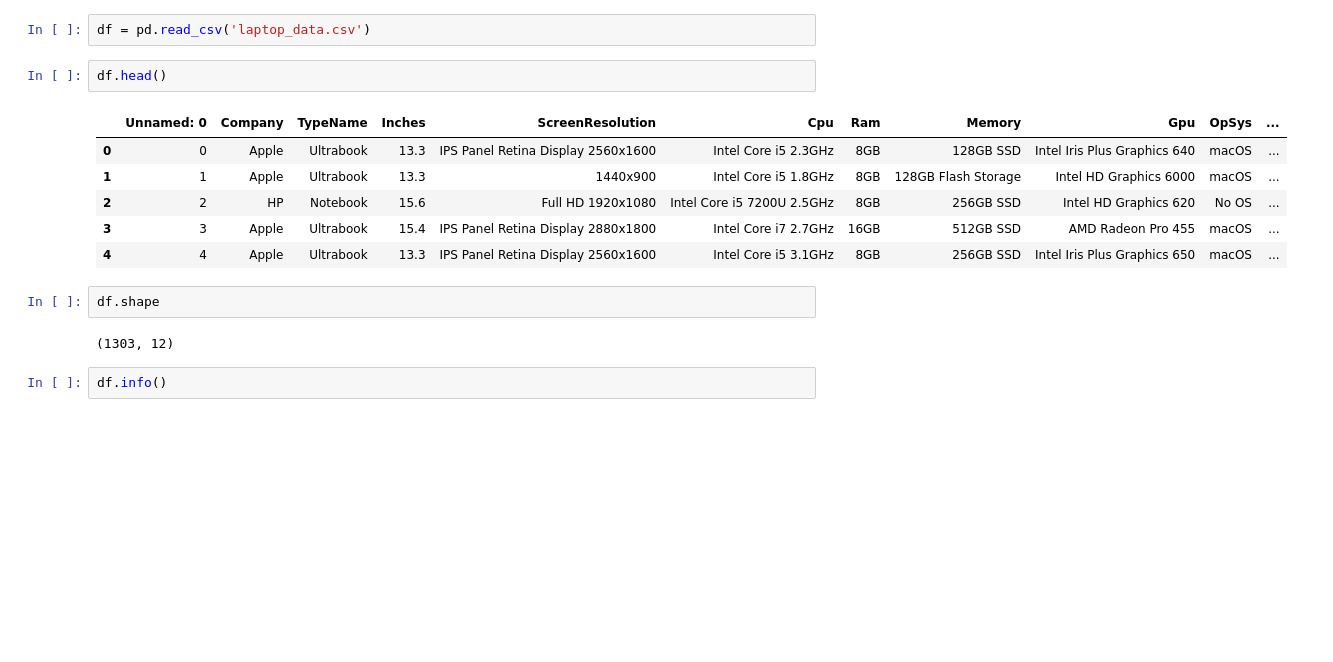
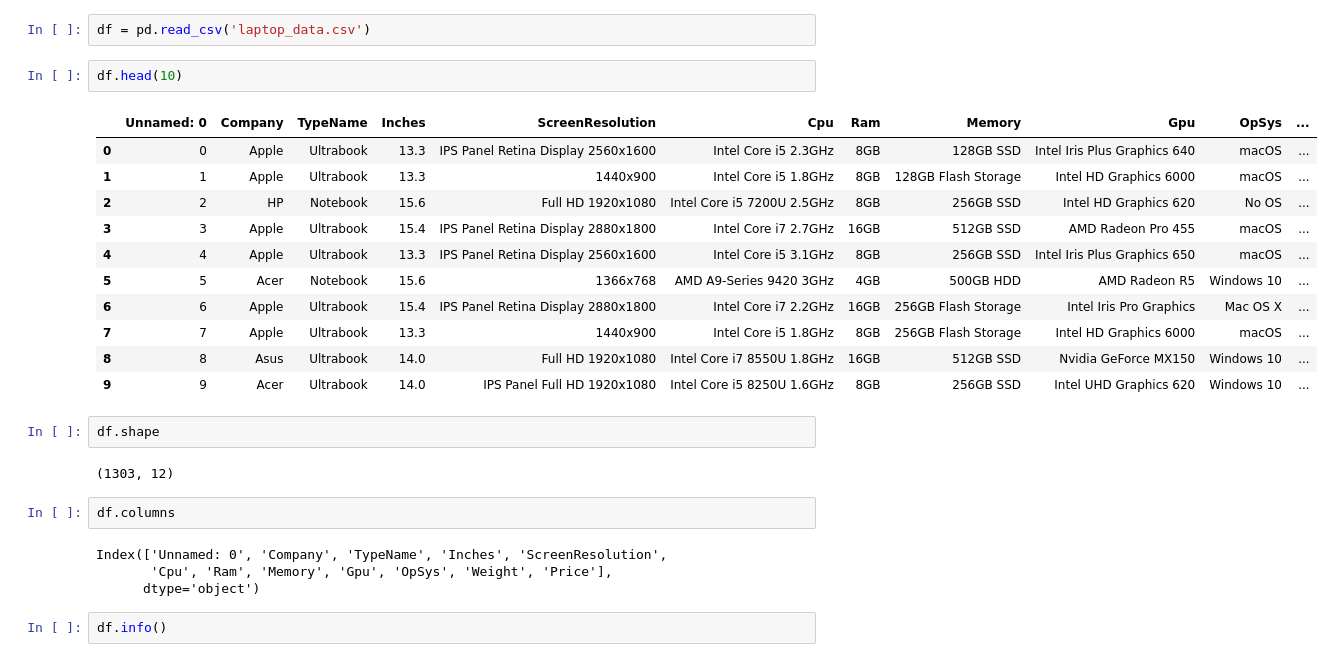
Before and after one commit to AbhikritiMoti/Laptop-Price-Estimator, a Jupyter notebook: LaptopPricePrediction.ipynb, the cells around one changed output. Saved outputs shown, nothing was run; the diff lists cells and outputs as text; blank space fills up the shorter version.

```diff
--- a/LaptopPricePrediction.ipynb
+++ b/LaptopPricePrediction.ipynb
@@ -6,18 +6,29 @@ import pandas as pd
 # %%
 df = pd.read_csv('laptop_data.csv')
 # %%
-df.head()
+df.head(10)
 # %% [output]
 |  | Unnamed: 0 | Company | TypeName | Inches | ScreenResolution | Cpu | Ram | Memory | Gpu | OpSys | ... |
 | 0 | 0 | Apple | Ultrabook | 13.3 | IPS Panel Retina Display 2560x1600 | Intel Core i5 2.3GHz | 8GB | 128GB SSD | Intel Iris Plus Graphics 640 | macOS | ... |
 | 1 | 1 | Apple | Ultrabook | 13.3 | 1440x900 | Intel Core i5 1.8GHz | 8GB | 128GB Flash Storage | Intel HD Graphics 6000 | macOS | ... |
 | 2 | 2 | HP | Notebook | 15.6 | Full HD 1920x1080 | Intel Core i5 7200U 2.5GHz | 8GB | 256GB SSD | Intel HD Graphics 620 | No OS | ... |
 | 3 | 3 | Apple | Ultrabook | 15.4 | IPS Panel Retina Display 2880x1800 | Intel Core i7 2.7GHz | 16GB | 512GB SSD | AMD Radeon Pro 455 | macOS | ... |
 | 4 | 4 | Apple | Ultrabook | 13.3 | IPS Panel Retina Display 2560x1600 | Intel Core i5 3.1GHz | 8GB | 256GB SSD | Intel Iris Plus Graphics 650 | macOS | ... |
+| 5 | 5 | Acer | Notebook | 15.6 | 1366x768 | AMD A9-Series 9420 3GHz | 4GB | 500GB HDD | AMD Radeon R5 | Windows 10 | ... |
+| 6 | 6 | Apple | Ultrabook | 15.4 | IPS Panel Retina Display 2880x1800 | Intel Core i7 2.2GHz | 16GB | 256GB Flash Storage | Intel Iris Pro Graphics | Mac OS X | ... |
+| 7 | 7 | Apple | Ultrabook | 13.3 | 1440x900 | Intel Core i5 1.8GHz | 8GB | 256GB Flash Storage | Intel HD Graphics 6000 | macOS | ... |
+| 8 | 8 | Asus | Ultrabook | 14.0 | Full HD 1920x1080 | Intel Core i7 8550U 1.8GHz | 16GB | 512GB SSD | Nvidia GeForce MX150 | Windows 10 | ... |
+| 9 | 9 | Acer | Ultrabook | 14.0 | IPS Panel Full HD 1920x1080 | Intel Core i5 8250U 1.6GHz | 8GB | 256GB SSD | Intel UHD Graphics 620 | Windows 10 | ... |
 # %%
 df.shape
 # %% [output]
 (1303, 12)
+# %%
+df.columns
+# %% [output]
+Index(['Unnamed: 0', 'Company', 'TypeName', 'Inches', 'ScreenResolution',
+       'Cpu', 'Ram', 'Memory', 'Gpu', 'OpSys', 'Weight', 'Price'],
+      dtype='object')
 # %%
 df.info()
 # %% [output]
```
Also changed, not shown: parts of 99 cells of this notebook.
